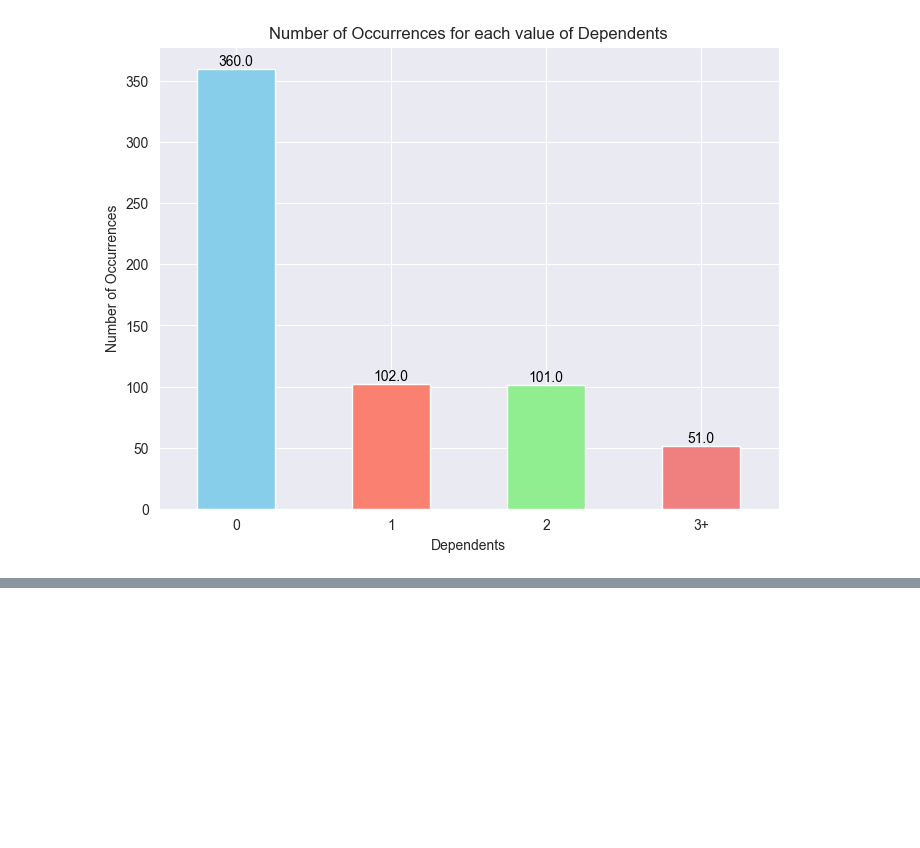
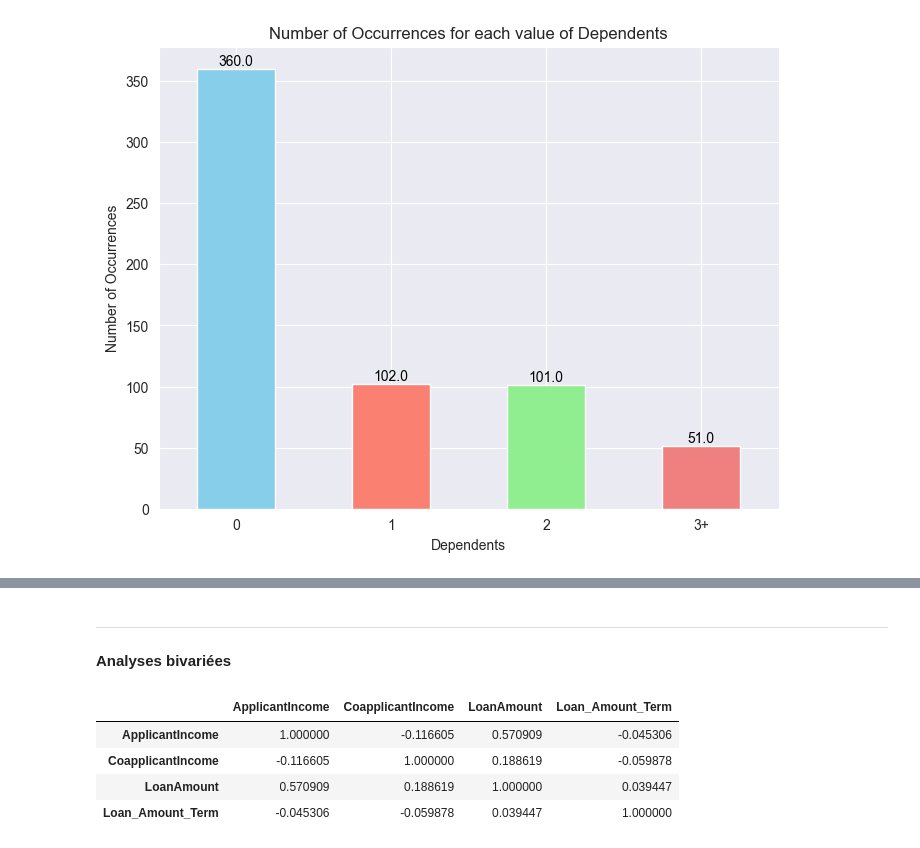
Before and after one commit to rgbodui/data-science-chams, a Jupyter notebook: projet_ml.ipynb, the cells around one changed output, grey strips where cells are left out. Drawn from its saved outputs; the diff is of its cells as text; code cells hidden in the pictures; blank space fills up the shorter version.

Commit message:
Début Analyses bivariées

```diff
--- a/projet_ml.ipynb
+++ b/projet_ml.ipynb
@@ -246,0 +247,14 @@ outils_data.draw_pieplot(df_na_filled,'Credit_History')
+# %% [markdown]
+---
+**Analyses bivariées**
+# %%
+df_corr = df[numeric_columns]
+correl = df_corr.corr()
+# correl.style.background_gradient(cmap='coolwarm')
+correl
+# %% [output]
+|  | ApplicantIncome | CoapplicantIncome | LoanAmount | Loan_Amount_Term |
+| ApplicantIncome | 1.000000 | -0.116605 | 0.570909 | -0.045306 |
+| CoapplicantIncome | -0.116605 | 1.000000 | 0.188619 | -0.059878 |
+| LoanAmount | 0.570909 | 0.188619 | 1.000000 | 0.039447 |
+| Loan_Amount_Term | -0.045306 | -0.059878 | 0.039447 | 1.000000 |
```
Also changed, not shown: parts of 8 cells of this notebook.
